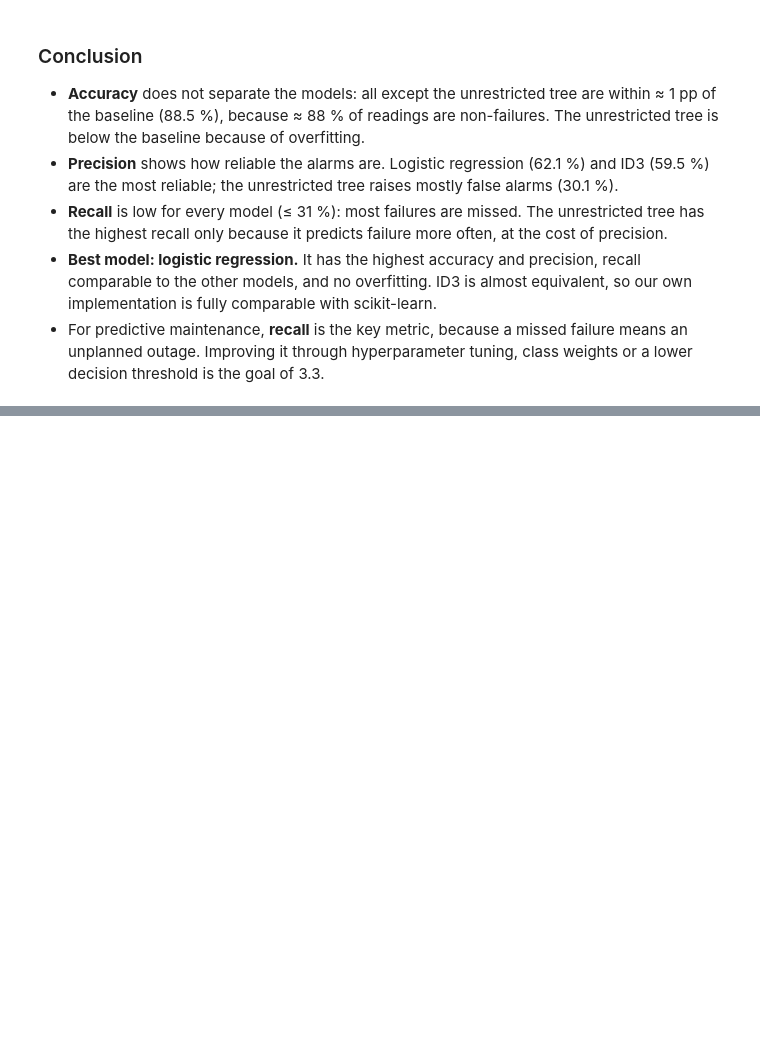
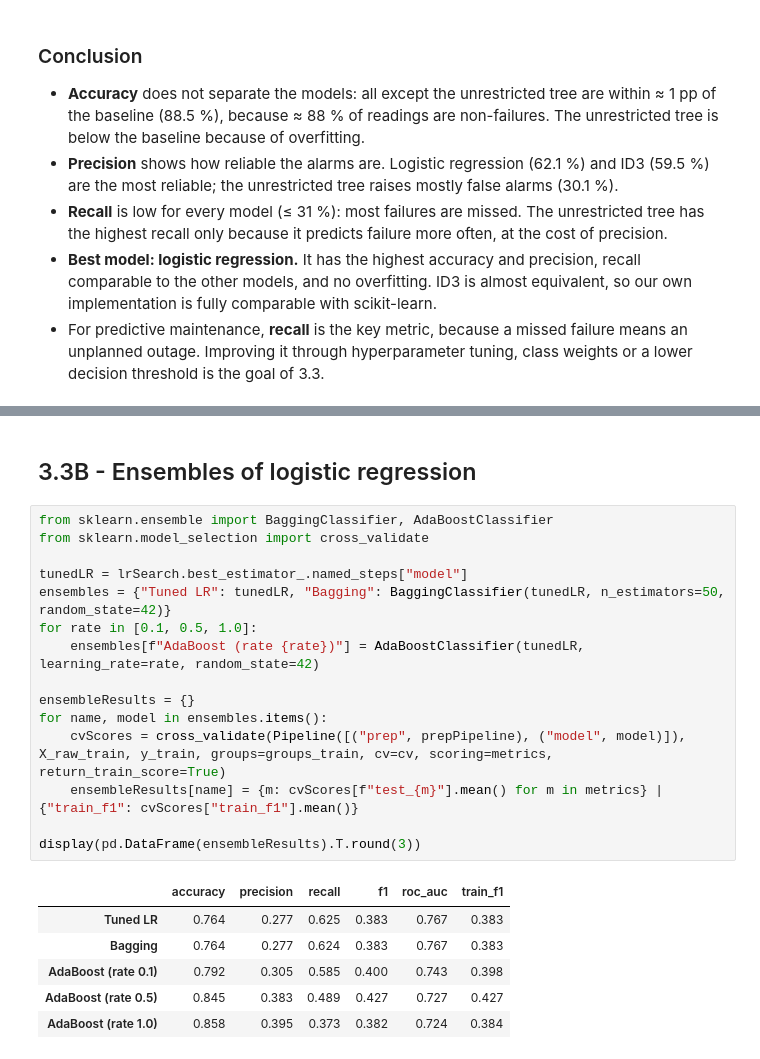
Before and after one commit to yegor-vin/Intelligent-data-analysis--project, a Jupyter notebook: phase-2-final.ipynb, the cells around one changed output, grey strips where cells are left out. Drawn from its saved outputs; the diff is of its cells as text; blank space fills up the shorter version.

```diff
--- a/phase-2-final.ipynb
+++ b/phase-2-final.ipynb
@@ -3389,0 +3440,24 @@ The detailed analysis of each model is in 3.1 B (ID3), 3.2 B (sklearn tree, logi
+# %% [markdown]
+## 3.3B - Ensembles of logistic regression
+# %%
+from sklearn.ensemble import BaggingClassifier, AdaBoostClassifier
+from sklearn.model_selection import cross_validate
+
+tunedLR = lrSearch.best_estimator_.named_steps["model"]
+ensembles = {"Tuned LR": tunedLR, "Bagging": BaggingClassifier(tunedLR, n_estimators=50, random_state=42)}
+for rate in [0.1, 0.5, 1.0]:
+    ensembles[f"AdaBoost (rate {rate})"] = AdaBoostClassifier(tunedLR, learning_rate=rate, random_state=42)
+
+ensembleResults = {}
+for name, model in ensembles.items():
+    cvScores = cross_validate(Pipeline([("prep", prepPipeline), ("model", model)]), X_raw_train, y_train, groups=groups_train, cv=cv, scoring=metrics, return_train_score=True)
+    ensembleResults[name] = {m: cvScores[f"test_{m}"].mean() for m in metrics} | {"train_f1": cvScores["train_f1"].mean()}
+
+display(pd.DataFrame(ensembleResults).T.round(3))
+# %% [output]
+|  | accuracy | precision | recall | f1 | roc_auc | train_f1 |
+| Tuned LR | 0.764 | 0.277 | 0.625 | 0.383 | 0.767 | 0.383 |
+| Bagging | 0.764 | 0.277 | 0.624 | 0.383 | 0.767 | 0.383 |
+| AdaBoost (rate 0.1) | 0.792 | 0.305 | 0.585 | 0.400 | 0.743 | 0.398 |
+| AdaBoost (rate 0.5) | 0.845 | 0.383 | 0.489 | 0.427 | 0.727 | 0.427 |
+| AdaBoost (rate 1.0) | 0.858 | 0.395 | 0.373 | 0.382 | 0.724 | 0.384 |
```
Also changed, not shown: parts of 55 cells of this notebook, 1 other file.
